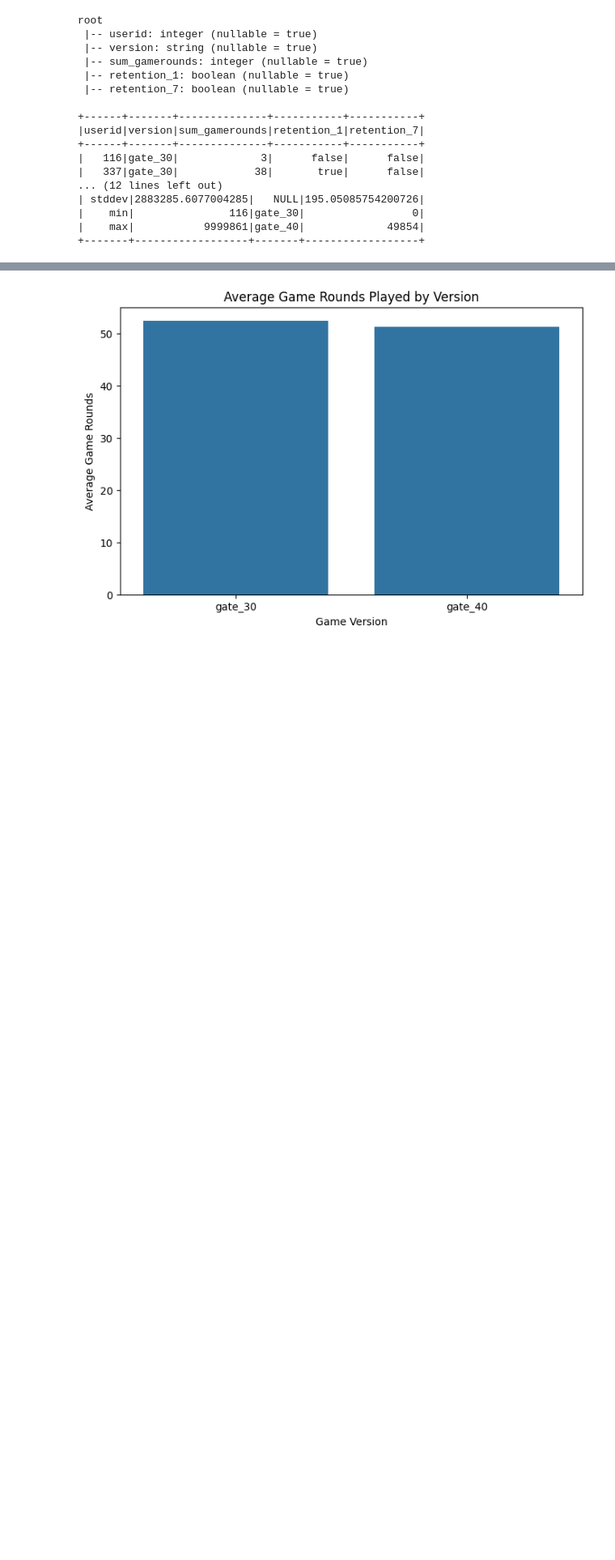
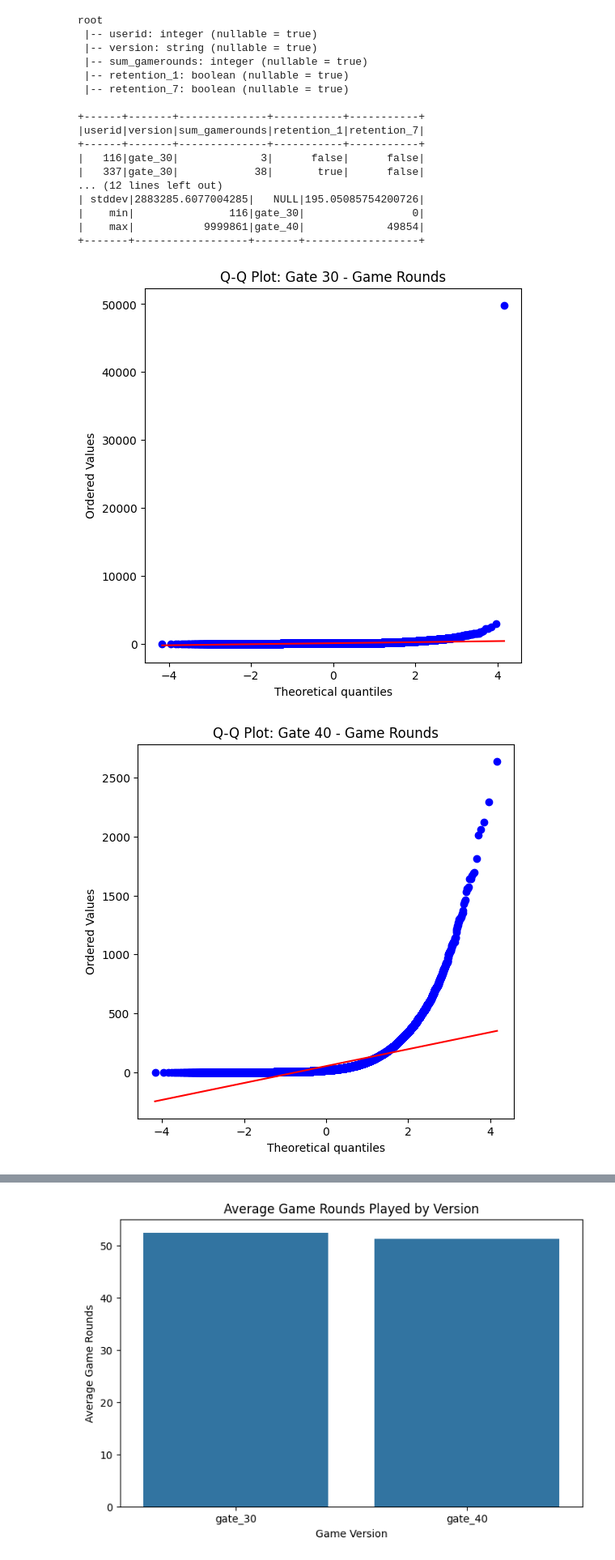
Before and after one commit to Arya-UMD/A-B-Testing-for-Mobile-Game-User-Retention, a Jupyter notebook: ABTesting.ipynb, the cells around one changed output, grey strips where cells are left out. Shown at 81% size. Drawn from its saved outputs; the diff is of its cells as text; code cells hidden in the pictures; blank space fills up the shorter version.

```diff
--- a/ABTesting.ipynb
+++ b/ABTesting.ipynb
@@ -50,3 +51,25 @@ root
 |    min|               116|gate_30|                 0|
 |    max|           9999861|gate_40|             49854|
 +-------+------------------+-------+------------------+
+# %%
+# Convert to Pandas for further analysis
+df = sdf.toPandas()
+
+# Split data by version
+gate_30 = df[df['version'] == 'gate_30']
+gate_40 = df[df['version'] == 'gate_40']
+# %%
+# Quantile-Quantile (Q-Q) Plots for Normality Check
+# =======================
+def plot_qq(data, label):
+    plt.figure(figsize=(6, 6))
+    probplot(data, dist="norm", plot=plt)
+    plt.title(f"Q-Q Plot: {label}")
+    plt.show()
+
+# Q-Q plots for sum of game rounds for both groups
+plot_qq(gate_30['sum_gamerounds'], "Gate 30 - Game Rounds")
+plot_qq(gate_40['sum_gamerounds'], "Gate 40 - Game Rounds")
+# %% [output]
+[figure, added]
+[figure, added]
```
Also changed, not shown: parts of 3 cells of this notebook.
